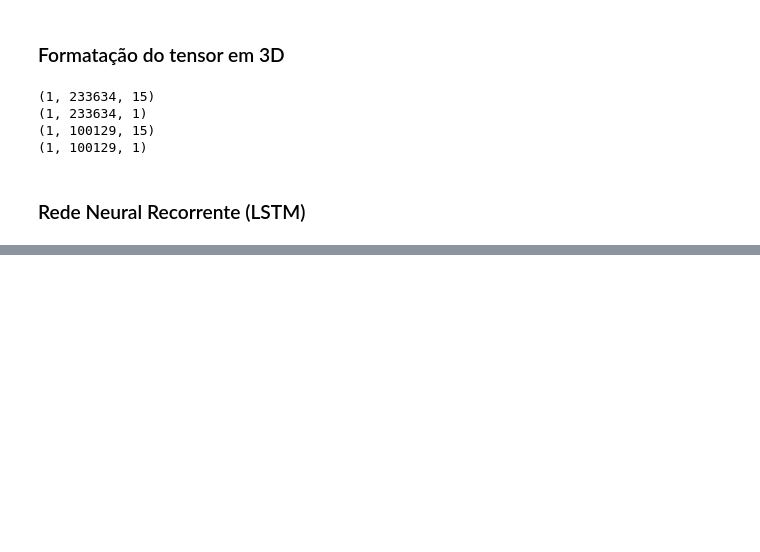
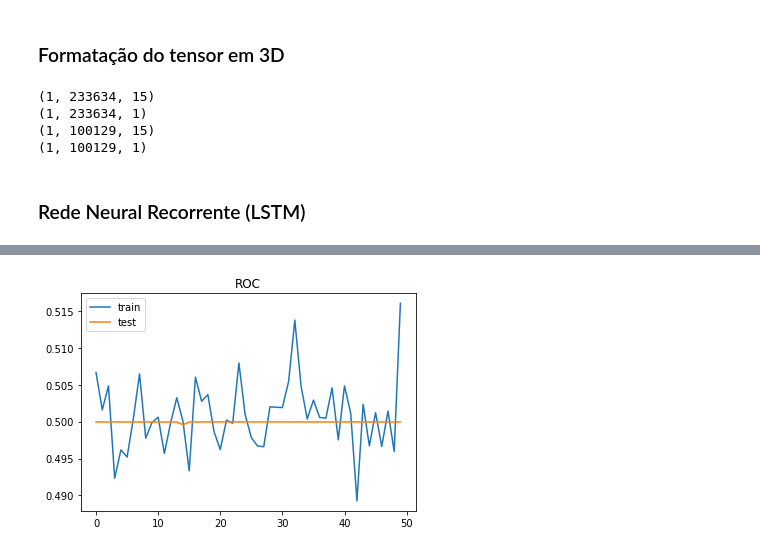
Before and after one commit to RodrigoTorbes/DeteccaoDDoS_DeepLearning, a Jupyter notebook: deeplearning_UDPlag.ipynb, the cells around one changed output, grey strips where cells are left out. Saved outputs shown, nothing was run; the diff lists cells and outputs as text; code cells hidden in the pictures; blank space fills up the shorter version.

```diff
--- a/deeplearning_UDPlag.ipynb
+++ b/deeplearning_UDPlag.ipynb
@@ -296,0 +334,8 @@ Acurácia: 98.89%
+# %%
+plt.title('ROC')
+plt.plot(hist1.history['auc'], label='train')
+plt.plot(hist1.history['val_auc'], label='test')
+plt.legend()
+plt.show();
+# %% [output]
+[figure, added]
```
Also changed, not shown: parts of 18 cells of this notebook.
